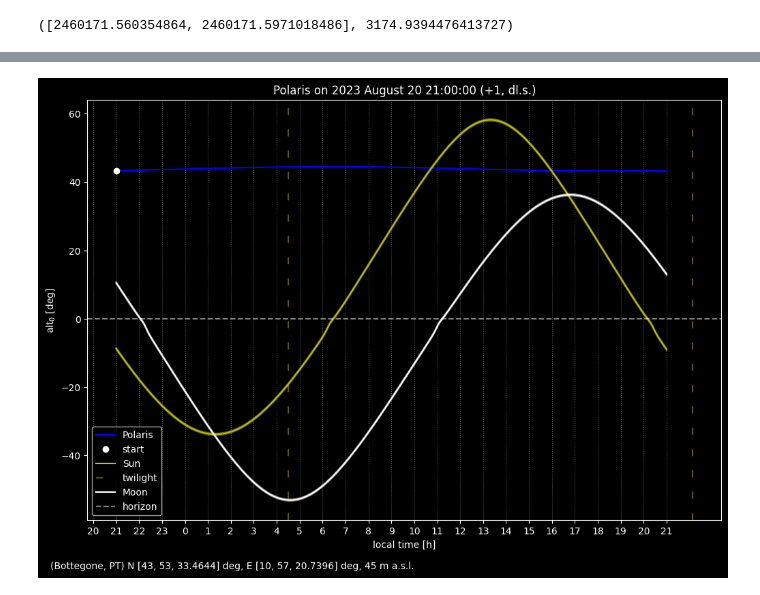
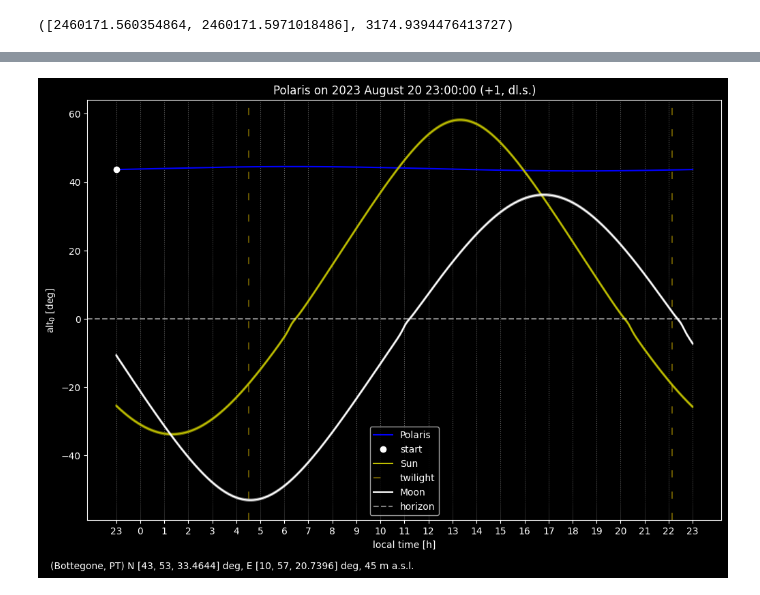
Before and after one commit to 00-berni/proj_0, a Jupyter notebook: notebook/notebook.ipynb, the cells around one changed output, grey strips where cells are left out. Saved outputs shown, nothing was run; the diff lists cells and outputs as text; code cells hidden in the pictures.

Commit message:
- Fixed problem with twilights + Need to find a way to store timezone in Date class

```diff
--- a/notebook/notebook.ipynb
+++ b/notebook/notebook.ipynb
@@ -3657,7 +3657,7 @@ class Sun():
             else:
                 tmpdate = Date(date.date,0.,timetype='TD')
                 dec = self.corr_coor(tmpdate,'dec')
-                h = Angles(tw[tw_type],'deg')
+                h = Angles(tw[tw_type],'deg',90)
                 h0 = h + refraction_corr(h,height,True)-self.ang_diameter(tmpdate).deg/2
                 del tmpdate
                 cosH1 = (np.sin(h0.rad) - np.sin(lat.rad)*np.sin(dec.rad)) / (np.cos(lat.rad)*np.cos(dec.rad))
@@ -3679,6 +3679,8 @@ class Sun():
                     t *= 24
                     t = np.where(abs(t)>24, t % 24, t)
                     t = np.where(t<0, t + 24, t)
+                    t = np.where(Date.julian_day(*date.date,t*3600) < date.jd, t+24, t)
+                    t = np.where(Date.julian_day(*date.date,t*3600) > date.jd+1, t-24, t)
                     print(f'Twilight -> {(t[1]-t[0]):.3f} h')
                     mtw = t*3600
                     mtw = np.where(mtw < date.time.val, mtw + secinday, mtw)
@@ -3704,12 +3706,22 @@ class Sun():
             print(f'Twilight -> {t:.3f} h')
             t *= 3600
             mtw = rise - t
-            if mtw < date.time.val: mtw += secinday
+            if Date.julian_day(*date.date,mtw) < date.jd: mtw += secinday
+            if Date.julian_day(*date.date,mtw) > date.jd+1: mtw -= secinday
             etw = set + t
-            if etw < date.time.val: etw += secinday
+            # if etw < date.time.val: etw += secinday
+            if Date.julian_day(*date.date,etw) < date.jd: etw += secinday
+            if Date.julian_day(*date.date,etw) > date.jd+1: etw -= secinday
             mor = Date(date.date,Time(mtw),calendar=date.calendar)
             eve = Date(date.date,Time(etw),calendar=date.calendar)
             print('morning:\t'+mor.print_date()+' ==> '+mor.ut_to_local(timezone,dl_save,'str'))
             print('evening:\t'+eve.print_date()+' ==> '+eve.ut_to_local(timezone,dl_save,'str'))
             twm = Time(np.array([mtw,etw]))
             return twm
+
+
+SUN = Sun()
+
+timezone, dl_save = 1, True
+date = Date([2023,8,20],[21,0,0],timezone=timezone,dl_save=dl_save)
+suntw = SUN.twilight(date,obs)
@@ -3726,7 +3744,7 @@ print(dec.print_angle('deg', True))
 
 #######
 timezone, dl_save = 1, True
-date = Date([2023,8,11],timezone=timezone,dl_save=dl_save)
+date = Date([2023,8,20],[21,0,0],timezone=timezone,dl_save=dl_save)
 
 alt, dayrange = trajectory(date,obs,obj,numpoint)
 
@@ -4904,7 +4922,7 @@ To:     2023 August 15 02:19:49.5997 UT ==> 2023 August 15 04:19:49.5997 (+1, dl
 name, ra, dec, prmt = import_data('targets.csv',sel=-3)
 obj = StarObj(name,[ra,dec],prmt=prmt)
 
-date = Date([2023,8,20],[21,0,0],timezone=timezone,dl_save=dl_save)
+date = Date([2023,8,20],[23,0,0],timezone=timezone,dl_save=dl_save)
 
 visibility(date,obj,obs,numpoint)
 
@@ -4981,16 +4999,16 @@ Visibility of target on 2023 August 20 19:59:00 UT ==> 2023 August 20 21:00:00 (
 at (Bottegone, PT) N [43, 53, 33.4644] deg, E [10, 57, 20.7396] deg, 45 m a.s.l.
 
 Target: Polaris
 Equatorial Coordinates for epoch J2000.0:
 alpha:  +[2, 31, 49.0946] hms
 delta:  +[89, 15, 50.7923] deg
 Proper motion
 mu_alpha =      0.04448 as/yr
 mu_delta =      -0.01185 as/yr
 
 ... (23 lines left out)
 morning:        2023 August 21 02:30:19.3252 UT ==> 2023 August 21 04:30:19.3252 (+1, dl.s.)
 evening:        2023 August 21 20:08:07.6386 UT ==> 2023 August 21 22:08:07.6386 (+1, dl.s.)
 rising :        2023 August 21 05:50:47.2663 UT ==> 2023 August 21 07:50:47.2663 (+1, dl.s.)
 setting:        2023 August 21 17:40:10.6482 UT ==> 2023 August 21 19:40:10.6482 (+1, dl.s.)
-[figure, old version]
+[figure, new version]
```
Also changed, not shown: parts of 3 cells of this notebook.
